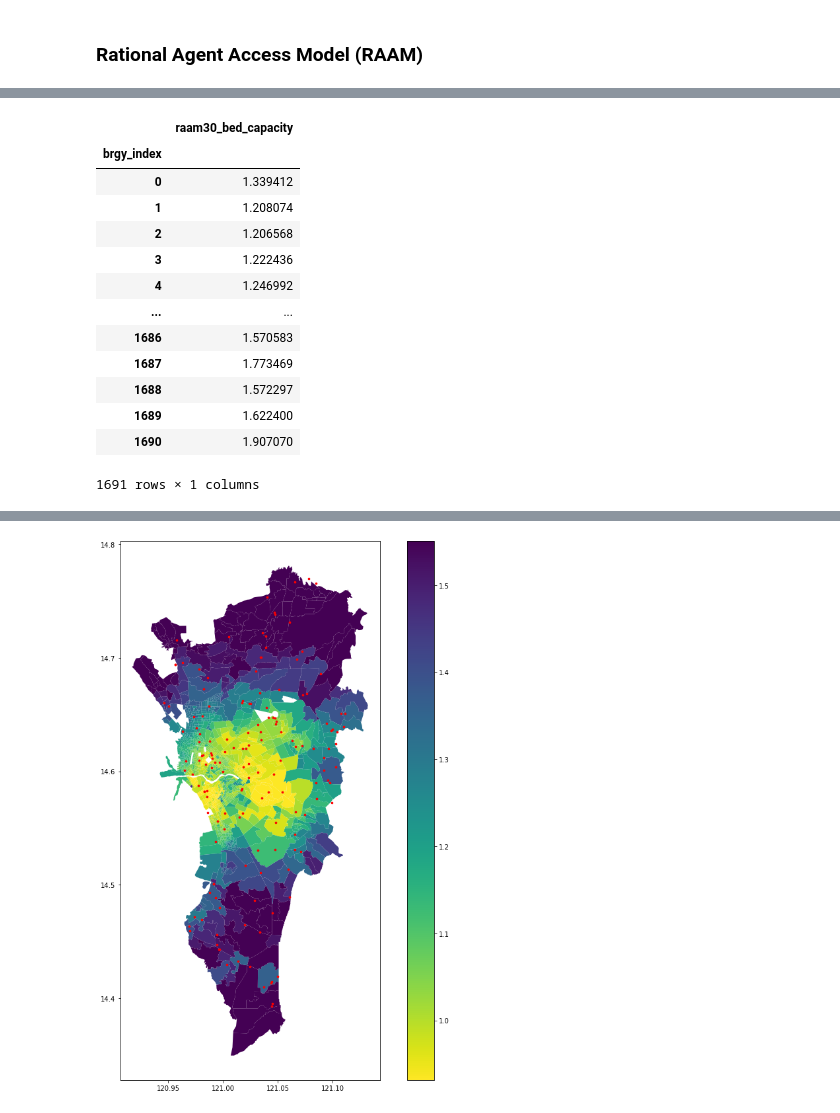
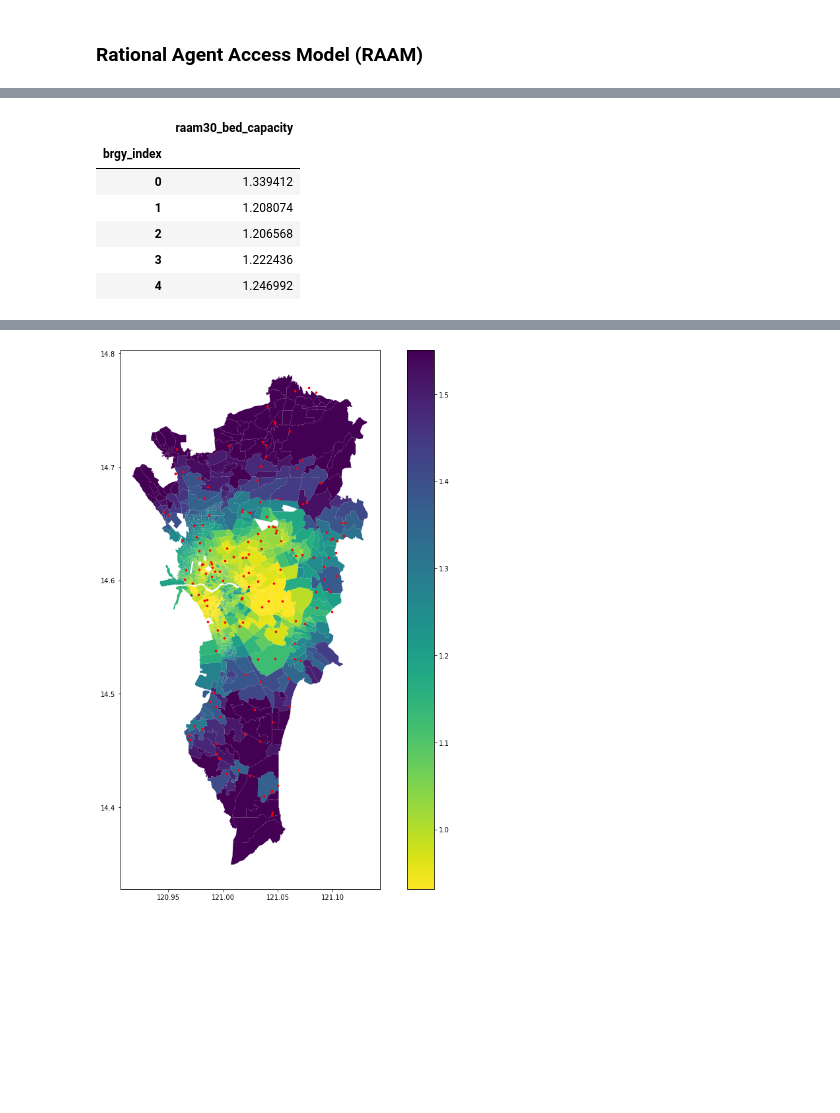
Before and after one commit to cpmalenab/the-big-one-ph, a Jupyter notebook: notebooks/accessibility_scores.ipynb, the cells around one changed output, grey strips where cells are left out. Drawn from its saved outputs; the diff is of its cells as text; code cells hidden in the pictures; blank space fills up the shorter version.

```diff
--- a/notebooks/accessibility_scores.ipynb
+++ b/notebooks/accessibility_scores.ipynb
@@ -174,18 +160,11 @@ brgy_hosp_access.raam(name="raam15", tau=900) #15minutes buffer time
 # %%
-brgy_hosp_access.raam(name="raam30", tau=1800) #30minutes buffer time
+brgy_hosp_access.raam(name="raam30", tau=1800).head() #30minutes buffer time
 # %% [output]
 |  | raam30_bed_capacity |
 | brgy_index |  |
 | 0 | 1.339412 |
 | 1 | 1.208074 |
 | 2 | 1.206568 |
 | 3 | 1.222436 |
 | 4 | 1.246992 |
-| ... | ... |
-| 1686 | 1.570583 |
-| 1687 | 1.773469 |
-| 1688 | 1.572297 |
-| 1689 | 1.622400 |
-| 1690 | 1.907070 |
-1691 rows × 1 columns
 # %%
```
Also changed, not shown: parts of 3 cells of this notebook, 2 other files.
